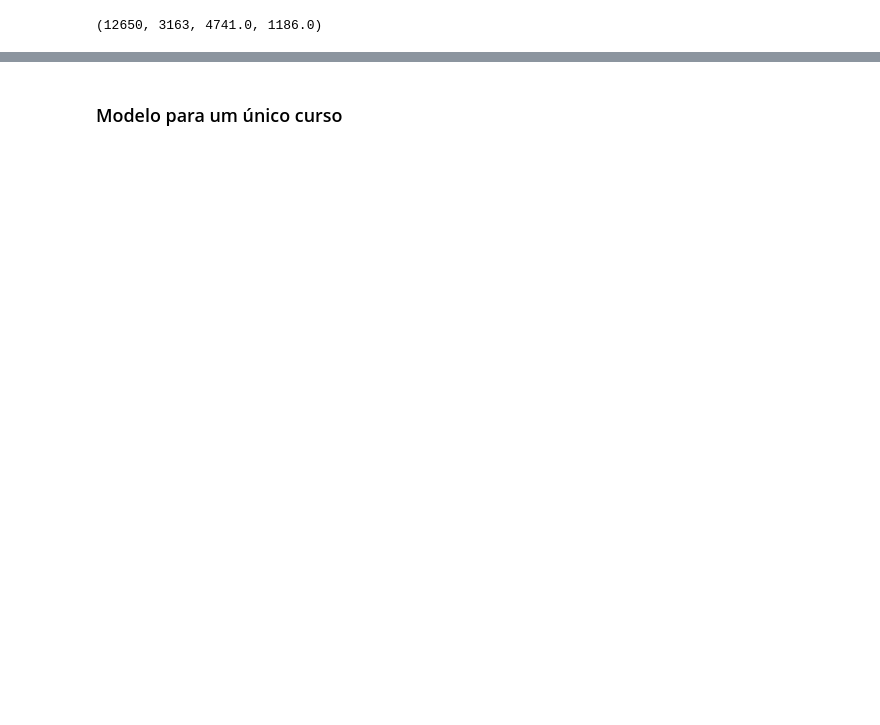
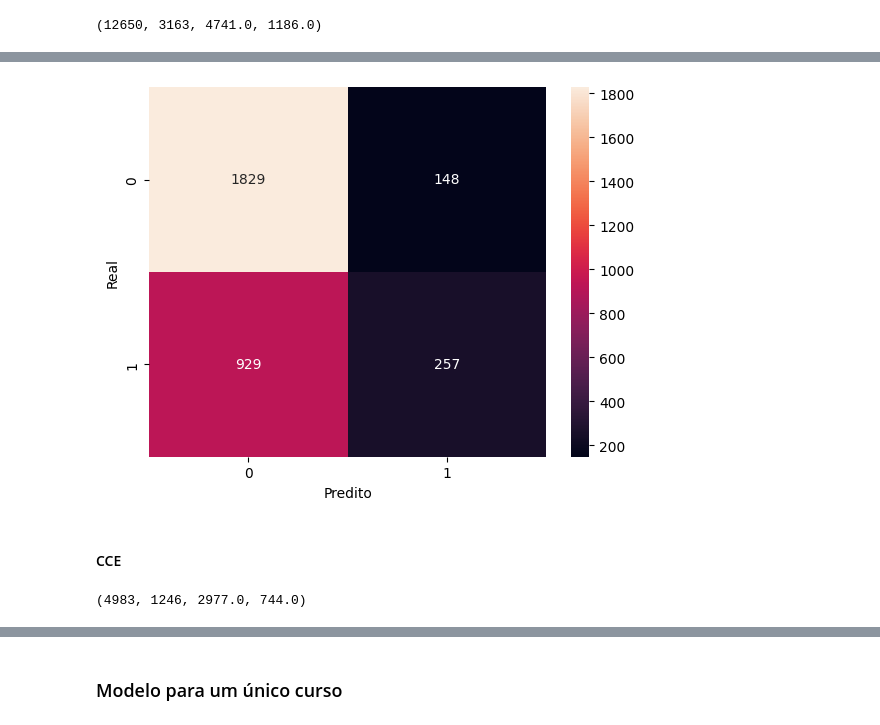
Before and after one commit to romu-lo/tcc-evasao-academica, a Jupyter notebook: ml.ipynb, the cells around one changed output, grey strips where cells are left out. Saved outputs shown, nothing was run; the diff lists cells and outputs as text; code cells hidden in the pictures; blank space fills up the shorter version.

```diff
--- a/ml.ipynb
+++ b/ml.ipynb
@@ -1140,0 +1281,17 @@ matriz_confusao(y_test, y_pred_xgb_baseline)
+# %%
+matriz_confusao(y_test, predicoes_xgboost_ctc)
+# %% [output]
+[figure, added]
+# %% [markdown]
+#### CCE
+# %%
+df_cce = df[df['SG_CENTRO'] == 'CCE']
+
+X = df_cce.drop(colunas_excluir_ml, axis=1)
+y = df_cce[target_bool]
+
+X_train, X_test, y_train, y_test = train_test_split(X, y, test_size=0.2, random_state=42, stratify=y)
+
+len(X_train), len(X_test), sum(y_train), sum(y_test)
+# %% [output]
+(4983, 1246, 2977.0, 744.0)
```
Also changed, not shown: parts of 174 cells of this notebook.
